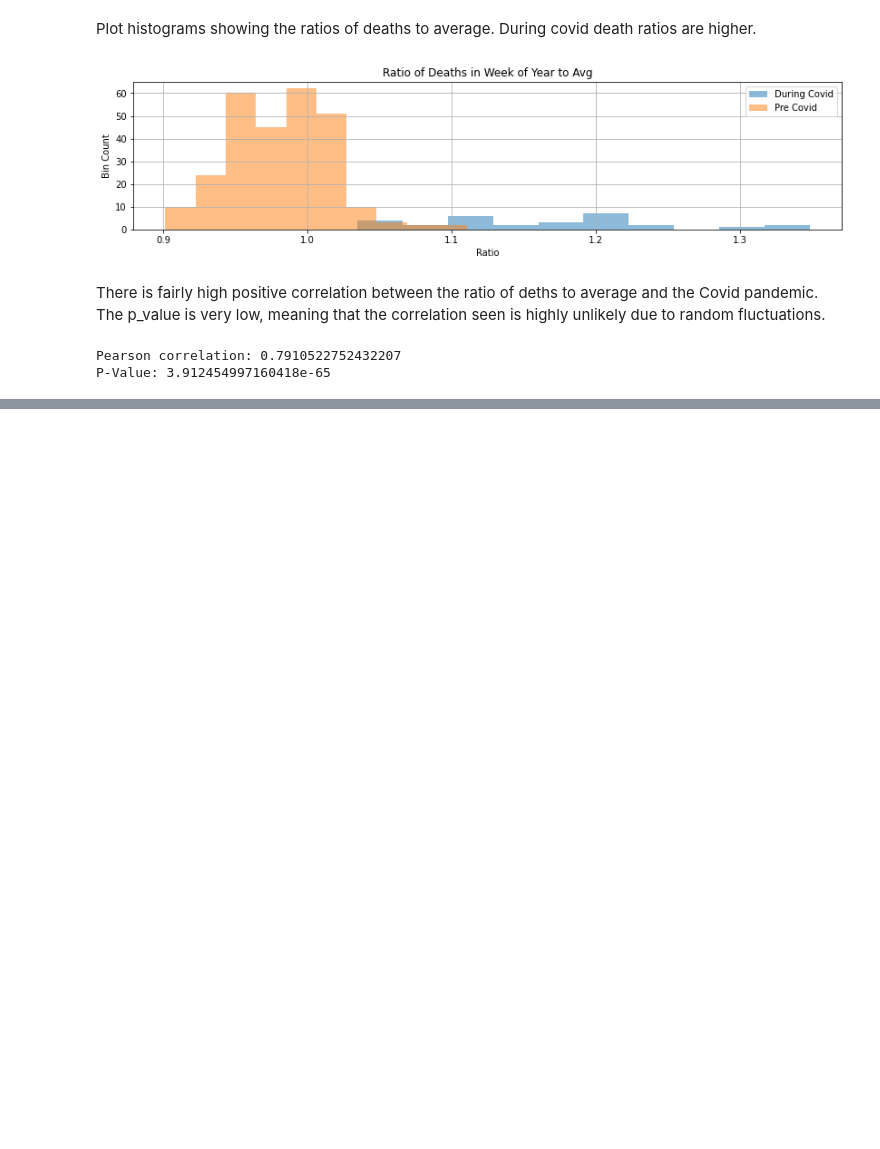
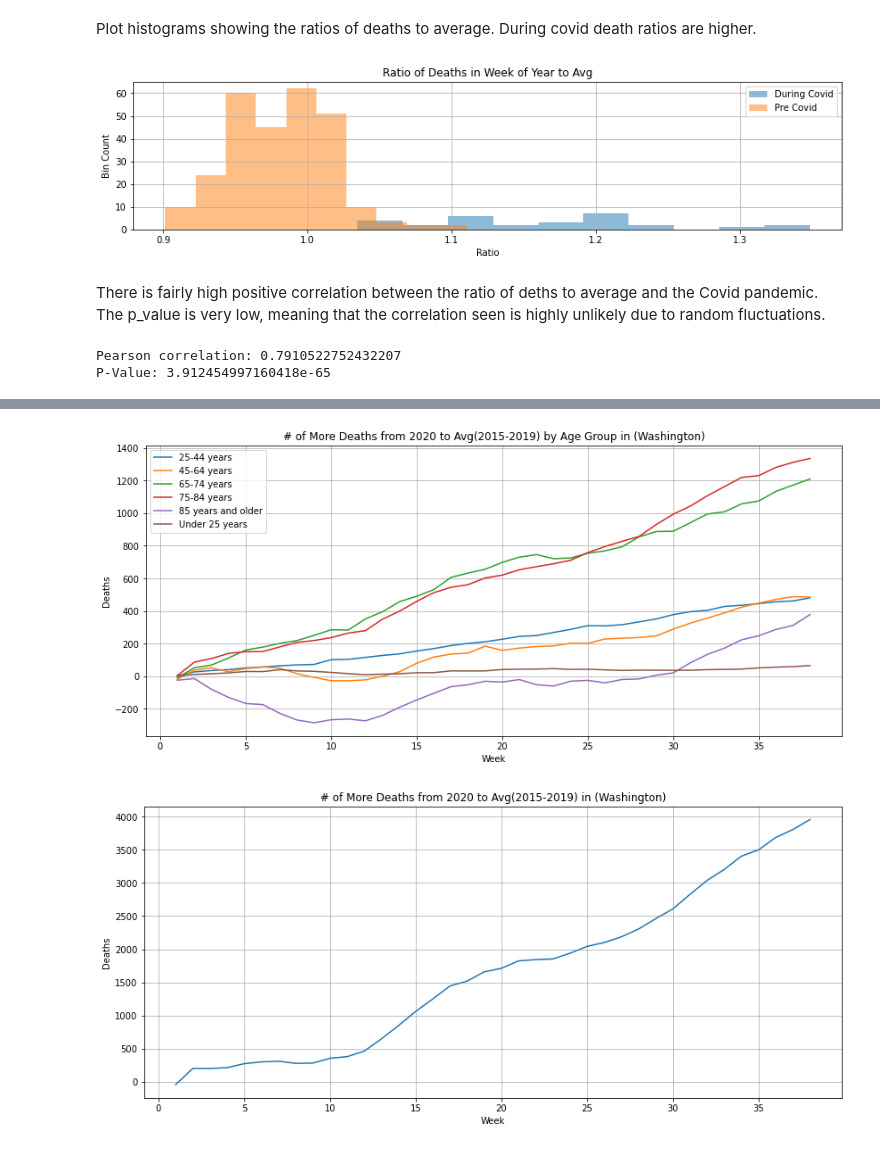
Before and after one commit to castle8080/castle_analysis, a Jupyter notebook: us_deaths/NaturalCauseDeaths-ByAgeGroup.ipynb, the cells around one changed output, grey strips where cells are left out. Drawn from its saved outputs; the diff is of its cells as text; code cells hidden in the pictures; blank space fills up the shorter version.

```diff
--- a/us_deaths/NaturalCauseDeaths-ByAgeGroup.ipynb
+++ b/us_deaths/NaturalCauseDeaths-ByAgeGroup.ipynb
@@ -254,0 +338,5 @@ P-Value: 3.912454997160418e-65
+# %%
+view_death_comp_for_state("Washington")
+# %% [output]
+[figure, added]
+[figure, added]
```
Also changed, not shown: parts of 6 cells of this notebook.
